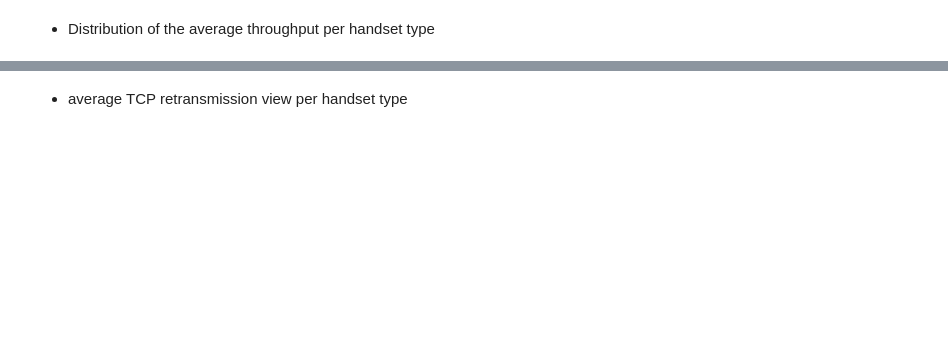
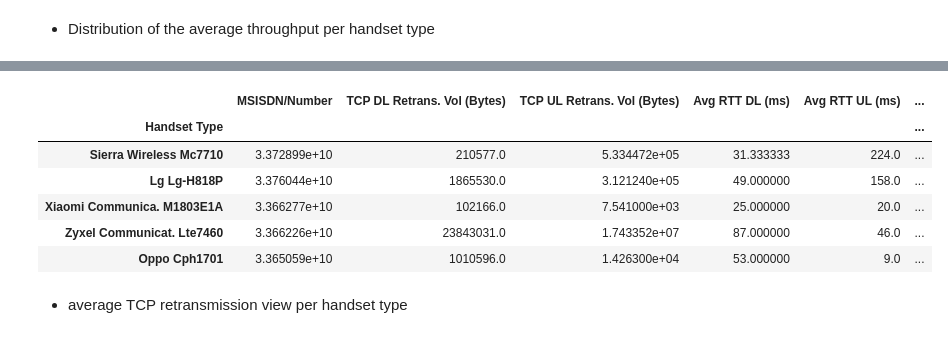
Before and after one commit to Fisseha-Estifanos/Telecom, a Jupyter notebook: notebooks/user_experience_analysis.ipynb, the cells around one changed output, grey strips where cells are left out. Saved outputs shown, nothing was run; the diff lists cells and outputs as text; code cells hidden in the pictures; blank space fills up the shorter version.

```diff
--- a/notebooks/user_experience_analysis.ipynb
+++ b/notebooks/user_experience_analysis.ipynb
@@ -254,2 +285,15 @@ Image(filename='../plots/thro_put_ul.png')
+# %%
+# sorting per throughput upload
+tp_ul = handset_type_df.sort_values(
+    'Avg Bearer TP UL (kbps)', ascending=False)
+tp_ul.head()
+# %% [output]
+|  | MSISDN/Number | TCP DL Retrans. Vol (Bytes) | TCP UL Retrans. Vol (Bytes) | Avg RTT DL (ms) | Avg RTT UL (ms) | ... |
+| Handset Type |  |  |  |  |  | ... |
+| Sierra Wireless Mc7710 | 3.372899e+10 | 210577.0 | 5.334472e+05 | 31.333333 | 224.0 | ... |
+| Lg Lg-H818P | 3.376044e+10 | 1865530.0 | 3.121240e+05 | 49.000000 | 158.0 | ... |
+| Xiaomi Communica. M1803E1A | 3.366277e+10 | 102166.0 | 7.541000e+03 | 25.000000 | 20.0 | ... |
+| Zyxel Communicat. Lte7460 | 3.366226e+10 | 23843031.0 | 1.743352e+07 | 87.000000 | 46.0 | ... |
+| Oppo Cph1701 | 3.365059e+10 | 1010596.0 | 1.426300e+04 | 53.000000 | 9.0 | ... |
 # %% [markdown]
 * average TCP retransmission view per handset type
```
Also changed, not shown: parts of 4 cells of this notebook.
